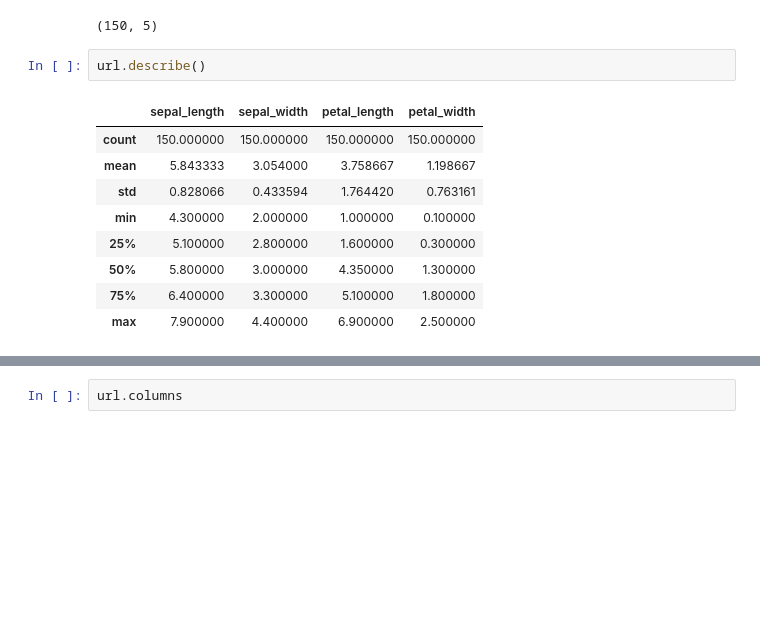
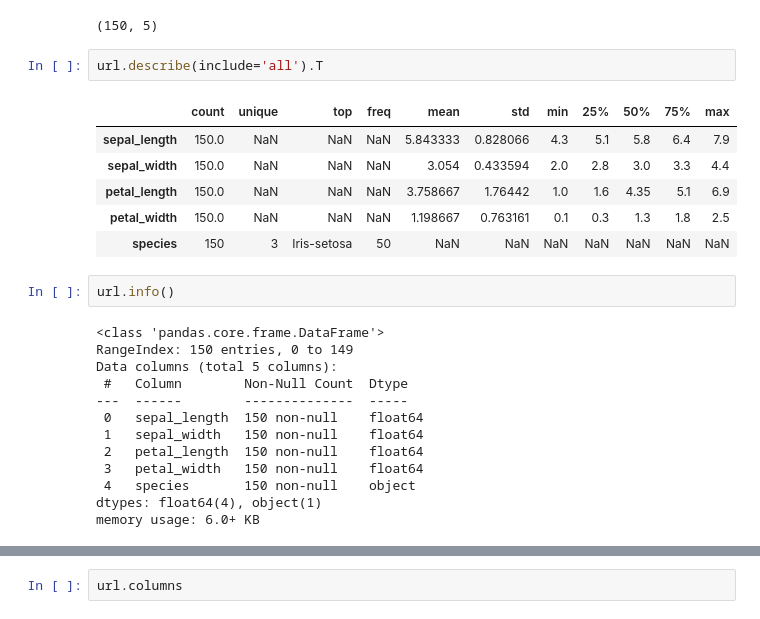
Before and after one commit to AhmedBinAltaha/projects, a Jupyter notebook: iris-flower-classification.ipynb, the cells around one changed output, grey strips where cells are left out. Saved outputs shown, nothing was run; the diff lists cells and outputs as text; blank space fills up the shorter version.

```diff
--- a/iris-flower-classification.ipynb
+++ b/iris-flower-classification.ipynb
@@ -65,14 +67,26 @@ url.shape
 # %% [output]
 (150, 5)
 # %%
-url.describe()
+url.describe(include='all').T
 # %% [output]
-|  | sepal_length | sepal_width | petal_length | petal_width |
-| count | 150.000000 | 150.000000 | 150.000000 | 150.000000 |
-| mean | 5.843333 | 3.054000 | 3.758667 | 1.198667 |
-| std | 0.828066 | 0.433594 | 1.764420 | 0.763161 |
-| min | 4.300000 | 2.000000 | 1.000000 | 0.100000 |
-| 25% | 5.100000 | 2.800000 | 1.600000 | 0.300000 |
-| 50% | 5.800000 | 3.000000 | 4.350000 | 1.300000 |
-| 75% | 6.400000 | 3.300000 | 5.100000 | 1.800000 |
-| max | 7.900000 | 4.400000 | 6.900000 | 2.500000 |
+|  | count | unique | top | freq | mean | std | min | 25% | 50% | 75% | max |
+| sepal_length | 150.0 | NaN | NaN | NaN | 5.843333 | 0.828066 | 4.3 | 5.1 | 5.8 | 6.4 | 7.9 |
+| sepal_width | 150.0 | NaN | NaN | NaN | 3.054 | 0.433594 | 2.0 | 2.8 | 3.0 | 3.3 | 4.4 |
+| petal_length | 150.0 | NaN | NaN | NaN | 3.758667 | 1.76442 | 1.0 | 1.6 | 4.35 | 5.1 | 6.9 |
+| petal_width | 150.0 | NaN | NaN | NaN | 1.198667 | 0.763161 | 0.1 | 0.3 | 1.3 | 1.8 | 2.5 |
+| species | 150 | 3 | Iris-setosa | 50 | NaN | NaN | NaN | NaN | NaN | NaN | NaN |
+# %%
+url.info()
+# %% [output]
+<class 'pandas.core.frame.DataFrame'>
+RangeIndex: 150 entries, 0 to 149
+Data columns (total 5 columns):
+ #   Column        Non-Null Count  Dtype
+---  ------        --------------  -----
+ 0   sepal_length  150 non-null    float64
+ 1   sepal_width   150 non-null    float64
+ 2   petal_length  150 non-null    float64
+ 3   petal_width   150 non-null    float64
+ 4   species       150 non-null    object
+dtypes: float64(4), object(1)
+memory usage: 6.0+ KB
```
Also changed, not shown: parts of 5 cells of this notebook.
